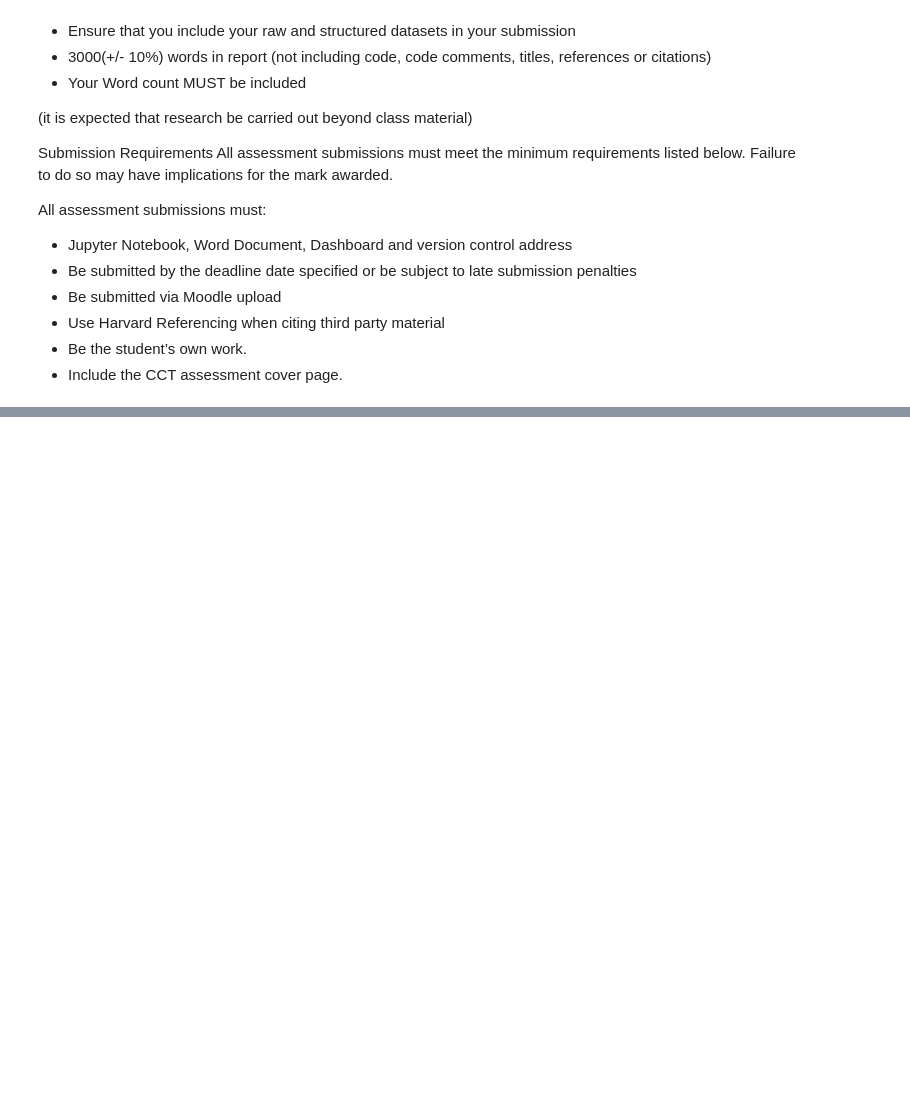
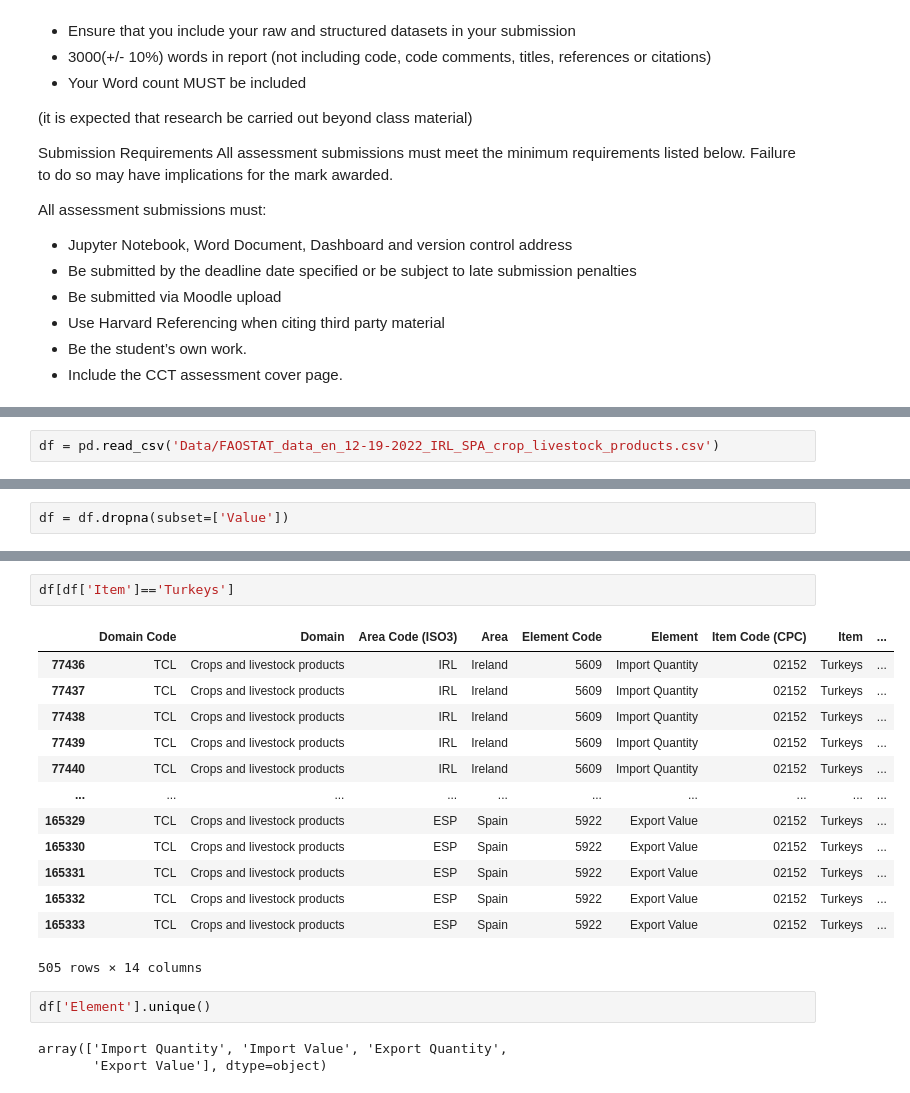
Before and after one commit to Juliet-Blue/sba22307-CA2, a Jupyter notebook: CA2-1.ipynb, the cells around one changed output, grey strips where cells are left out. Saved outputs shown, nothing was run; the diff lists cells and outputs as text; blank space fills up the shorter version.

```diff
--- a/CA2-1.ipynb
+++ b/CA2-1.ipynb
@@ -93,0 +96,2 @@ All assessment submissions must:
+# %%
+df = pd.read_csv('Data/FAOSTAT_data_en_12-19-2022_IRL_SPA_crop_livestock_products.csv')
@@ -93,0 +107,2 @@ All assessment submissions must:
+# %%
+df = df.dropna(subset=['Value'])
@@ -93,0 +129,21 @@ All assessment submissions must:
+# %%
+df[df['Item']=='Turkeys']
+# %% [output]
+|  | Domain Code | Domain | Area Code (ISO3) | Area | Element Code | Element | Item Code (CPC) | Item | ... |
+| 77436 | TCL | Crops and livestock products | IRL | Ireland | 5609 | Import Quantity | 02152 | Turkeys | ... |
+| 77437 | TCL | Crops and livestock products | IRL | Ireland | 5609 | Import Quantity | 02152 | Turkeys | ... |
+| 77438 | TCL | Crops and livestock products | IRL | Ireland | 5609 | Import Quantity | 02152 | Turkeys | ... |
+| 77439 | TCL | Crops and livestock products | IRL | Ireland | 5609 | Import Quantity | 02152 | Turkeys | ... |
+| 77440 | TCL | Crops and livestock products | IRL | Ireland | 5609 | Import Quantity | 02152 | Turkeys | ... |
+| ... | ... | ... | ... | ... | ... | ... | ... | ... | ... |
+| 165329 | TCL | Crops and livestock products | ESP | Spain | 5922 | Export Value | 02152 | Turkeys | ... |
+| 165330 | TCL | Crops and livestock products | ESP | Spain | 5922 | Export Value | 02152 | Turkeys | ... |
+| 165331 | TCL | Crops and livestock products | ESP | Spain | 5922 | Export Value | 02152 | Turkeys | ... |
+| 165332 | TCL | Crops and livestock products | ESP | Spain | 5922 | Export Value | 02152 | Turkeys | ... |
+| 165333 | TCL | Crops and livestock products | ESP | Spain | 5922 | Export Value | 02152 | Turkeys | ... |
+505 rows × 14 columns
+# %%
+df['Element'].unique()
+# %% [output]
+array(['Import Quantity', 'Import Value', 'Export Quantity',
+       'Export Value'], dtype=object)
```
Also changed, not shown: parts of 4 cells of this notebook.
